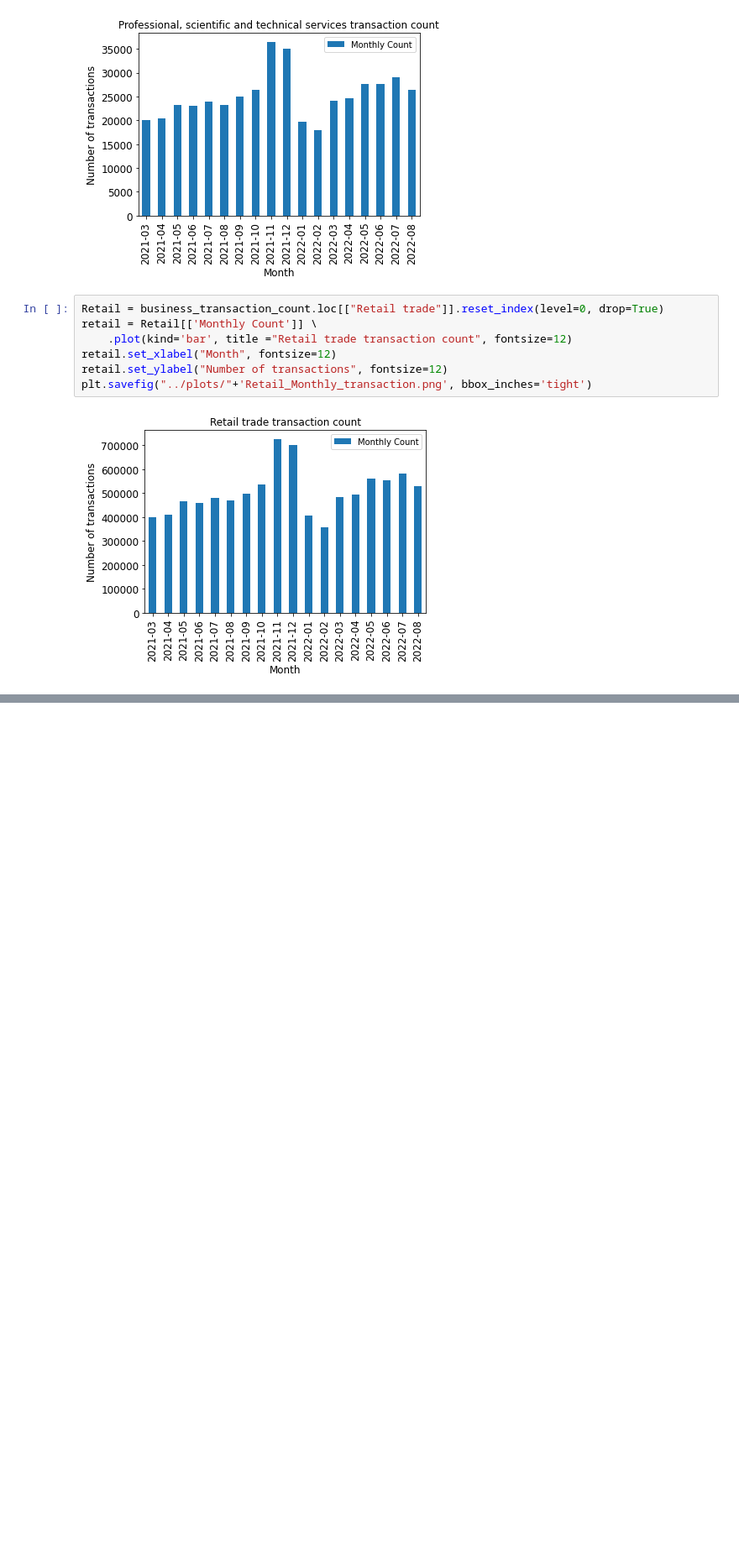
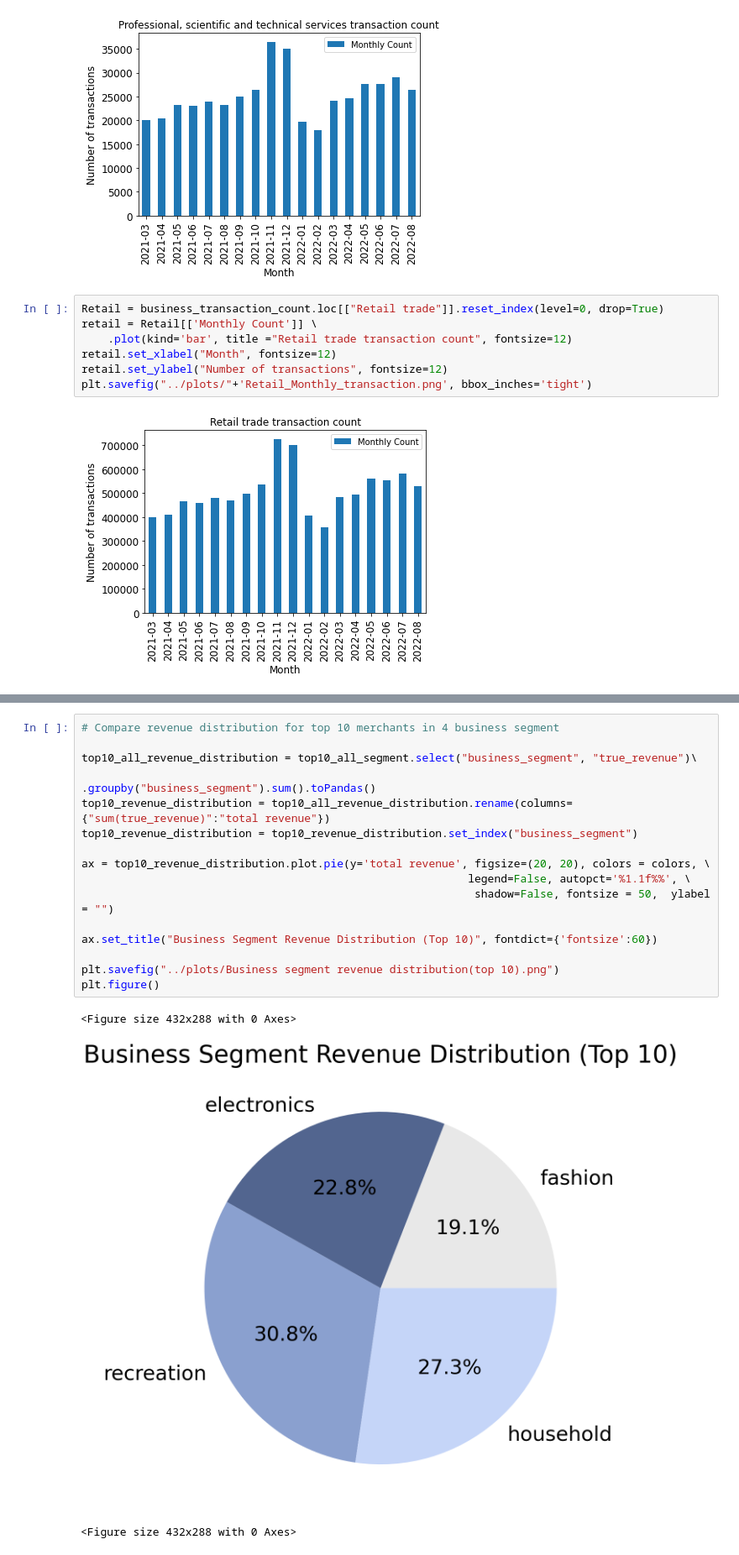
Before and after one commit to MAST30034-Applied-Data-Science/generic-buy-now-pay-later-project-group-45, a Jupyter notebook: notebooks/plots.ipynb, the cells around one changed output, grey strips where cells are left out. Shown at 84% size. Cells and saved outputs as stored; diff of their text form; blank space fills up the shorter version.

```diff
--- a/notebooks/plots.ipynb
+++ b/notebooks/plots.ipynb
@@ -223,0 +207,20 @@ plt.figure()
+# %%
+# Compare revenue distribution for top 10 merchants in 4 business segment
+
+top10_all_revenue_distribution = top10_all_segment.select("business_segment", "true_revenue")\
+                                                        .groupby("business_segment").sum().toPandas()
+top10_revenue_distribution = top10_all_revenue_distribution.rename(columns={"sum(true_revenue)":"total revenue"})
+top10_revenue_distribution = top10_revenue_distribution.set_index("business_segment")
+
+ax = top10_revenue_distribution.plot.pie(y='total revenue', figsize=(20, 20), colors = colors, \
+                                                           legend=False, autopct='%1.1f%%', \
+                                                            shadow=False, fontsize = 50,  ylabel = "")
+
+ax.set_title("Business Segment Revenue Distribution (Top 10)", fontdict={'fontsize':60})
+
+plt.savefig("../plots/Business segment revenue distribution(top 10).png")
+plt.figure()
+# %% [output]
+<Figure size 432x288 with 0 Axes>
+[figure, added]
+<Figure size 432x288 with 0 Axes>
```
Also changed, not shown: parts of 22 cells of this notebook.
